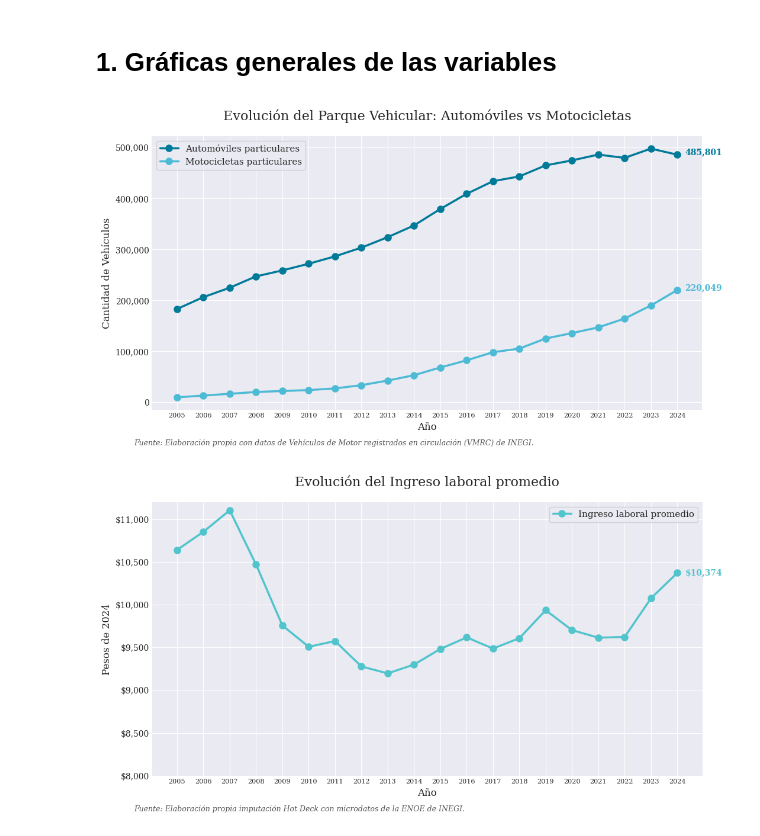
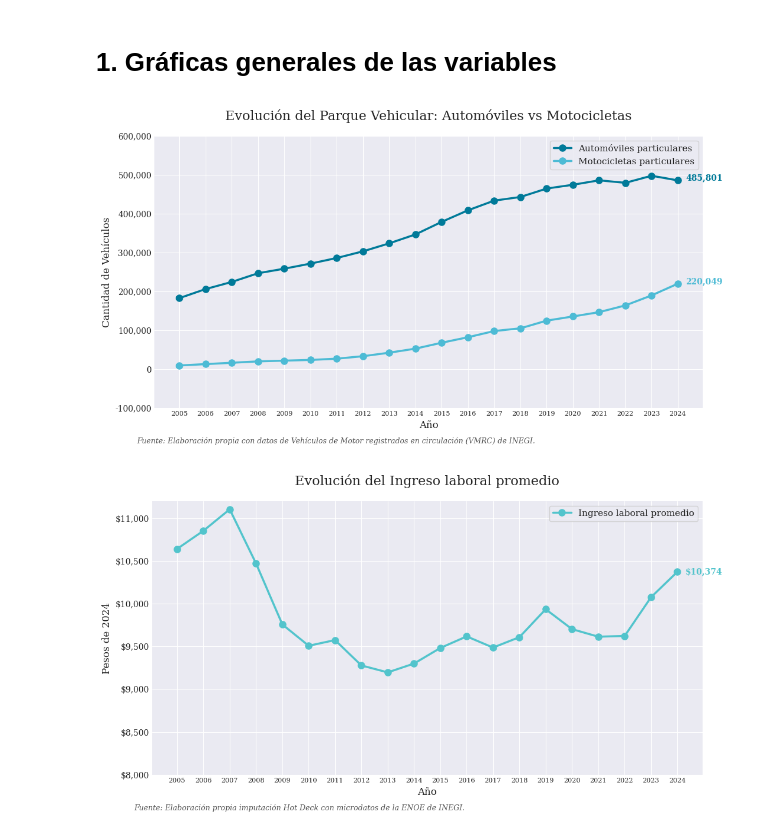
Before and after one commit to abigail-vmunoz/Proyecto-final_Ciencia-de-Datos-UNAM-, a Jupyter notebook: Proyecto_final_Ciencia_de_Datos_UNAM.ipynb, the cells around one changed output. Cells and saved outputs as stored; diff of their text form; code cells hidden in the pictures.

```diff
--- a/Proyecto_final_Ciencia_de_Datos_UNAM.ipynb
+++ b/Proyecto_final_Ciencia_de_Datos_UNAM.ipynb
@@ -57,35 +57,38 @@ plt.figure(figsize=(12, 6))
 plt.plot(df['anio'], df['autos'], 'o-',
          label='Automóviles particulares',
          color=colores_azul['Azul1'],
          markersize=8,
          linewidth=2.5)
 # Motocicletas
 plt.plot(df['anio'], df['motos'], 'o-',
          label='Motocicletas particulares',
          color=colores_azul['Azul3'],
          markersize=8,
          linewidth=2.5)
 
 plt.text(df['anio'].iloc[-1] + 0.3, df['autos'].iloc[-1], f"{df['autos'].iloc[-1]:,}",
          color=colores_azul['Azul1'], fontweight='bold')
 
 plt.text(df['anio'].iloc[-1] + 0.3, df['motos'].iloc[-1], f"{df['motos'].iloc[-1]:,}",
          color=colores_azul['Azul3'], fontweight='bold')
 
 
+ticks_loc = plt.gca().get_yticks()
+plt.gca().set_yticks(ticks_loc)
+plt.gca().set_yticklabels(['{:,.0f}'.format(x) for x in ticks_loc])
+
 plt.title("Evolución del Parque Vehicular: Automóviles vs Motocicletas", pad=20, fontsize=16)
 plt.xlabel("Año", fontsize=12)
 plt.ylabel("Cantidad de Vehículos", fontsize=12)
 plt.legend(frameon=True, fontsize=11)
-plt.gca().set_yticklabels(['{:,.0f}'.format(x) for x in plt.gca().get_yticks()])
 plt.xticks(df['anio'].unique(), fontsize=8)
 
 
 plt.figtext(0.1, 0.01, "Fuente: Elaboración propia con datos de Vehículos de Motor registrados en circulación (VMRC) de INEGI.",
             fontsize=9, fontstyle='italic', color='#555555')
 plt.show()
 # %% [output]
-[figure, old version]
+[figure, new version]
 # %%
 #Gráfica de ingresos laborales promedio
 plt.figure(figsize=(12, 6))
```
